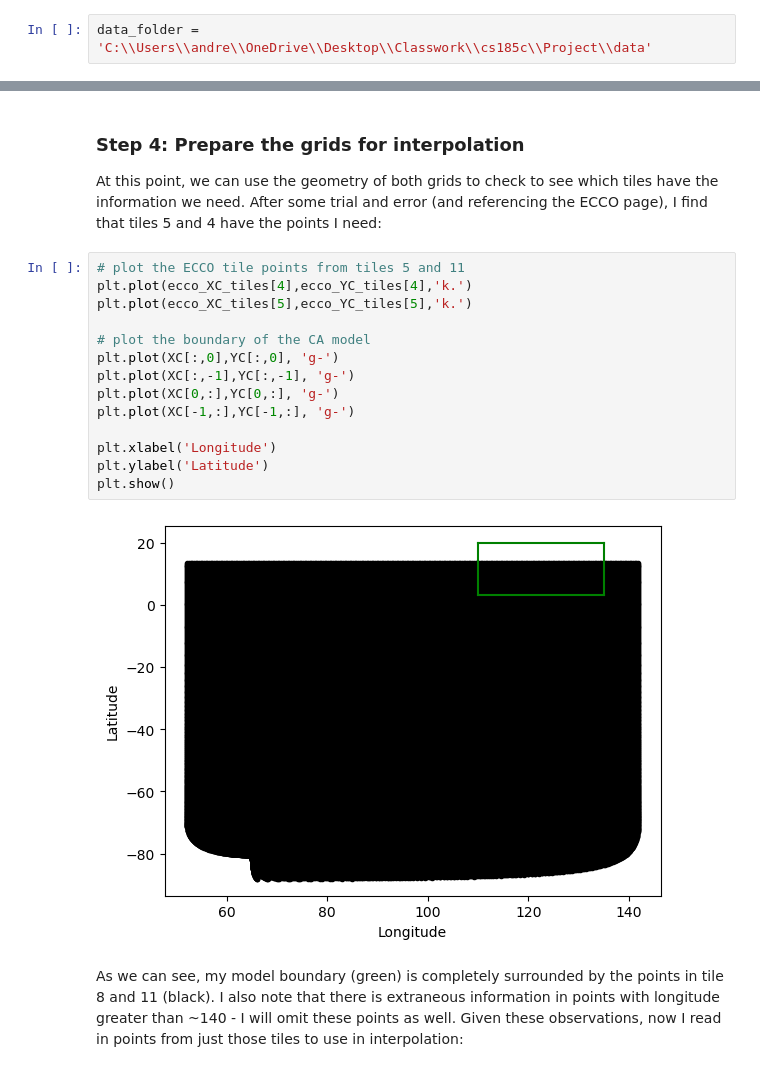
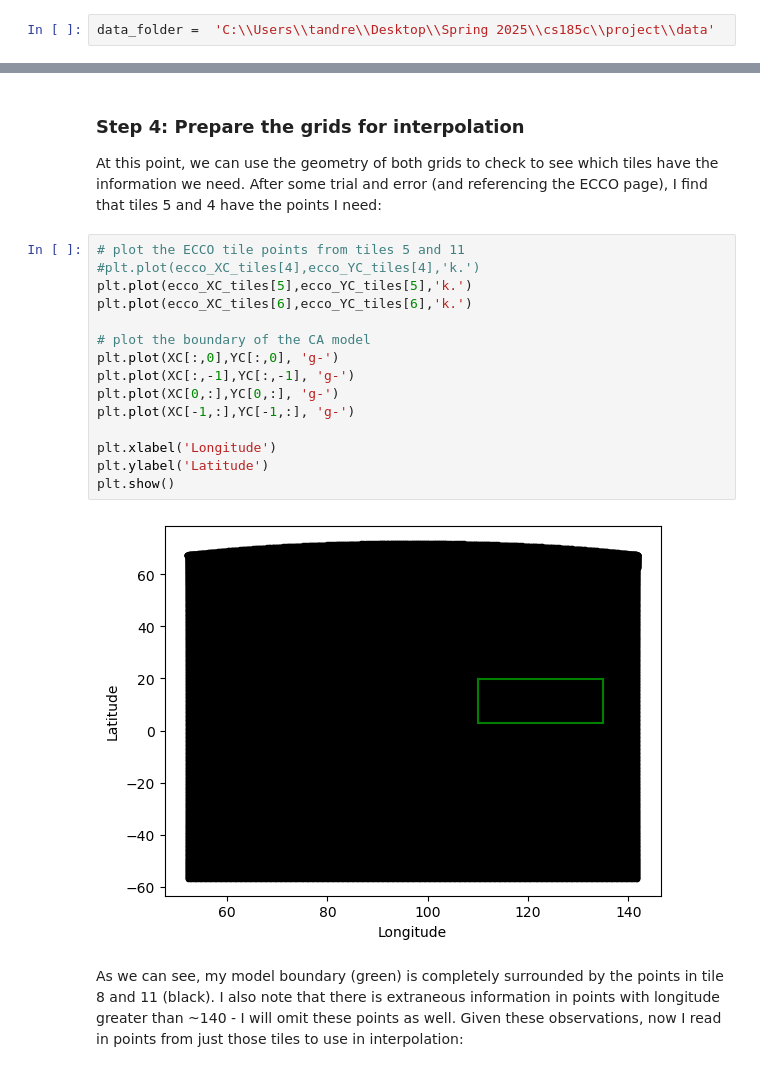
Before and after one commit to andrej-rivera/cs185c, a Jupyter notebook: homework/homework_10/Create Initial Conditions.ipynb, the cells around one changed output, grey strips where cells are left out. Drawn from its saved outputs; the diff is of its cells as text.

```diff
--- a/homework/homework_10/Create Initial Conditions.ipynb
+++ b/homework/homework_10/Create Initial Conditions.ipynb
@@ -36,7 +39,7 @@ To begin, I downloaded the model fields generated by the ECCO Version 5 Alpha st
 
 I stored these fields in the following directory:
 # %%
-data_folder = 'C:\\Users\\andre\\OneDrive\\Desktop\\Classwork\\cs185c\\Project\\data'
+data_folder =  'C:\\Users\\tandre\\Desktop\\Spring 2025\\cs185c\\project\\data'
 # %% [markdown]
 ### Step 2: Read in the ECCO grid
 To read in the ECCO fields, I will rely on the `grid` module from the `eccoseas.ecco` package [HERE](https://github.com/mhwood/eccoseas), which I import here:
@@ -114,20 +117,21 @@ Seems reasonable!
 At this point, we can use the geometry of both grids to check to see which tiles have the information we need. After some trial and error (and referencing the ECCO page), I find that tiles 5 and 4 have the points I need:
 # %%
 # plot the ECCO tile points from tiles 5 and 11
-plt.plot(ecco_XC_tiles[4],ecco_YC_tiles[4],'k.')
+#plt.plot(ecco_XC_tiles[4],ecco_YC_tiles[4],'k.')
 plt.plot(ecco_XC_tiles[5],ecco_YC_tiles[5],'k.')
+plt.plot(ecco_XC_tiles[6],ecco_YC_tiles[6],'k.')
 
 # plot the boundary of the CA model
 plt.plot(XC[:,0],YC[:,0], 'g-')
 plt.plot(XC[:,-1],YC[:,-1], 'g-')
 plt.plot(XC[0,:],YC[0,:], 'g-')
 plt.plot(XC[-1,:],YC[-1,:], 'g-')
 
 plt.xlabel('Longitude')
 plt.ylabel('Latitude')
 plt.show()
 # %% [output]
-[figure, old version]
+[figure, new version]
 # %% [markdown]
 As we can see, my model boundary (green) is completely surrounded by the points in tile 8 and 11 (black). I also note that there is extraneous information in points with longitude greater than ~140 - I will omit these points as well. Given these observations, now I read in points from just those tiles to use in interpolation:
 # %%
```
Also changed, not shown: parts of 8 cells of this notebook, 1 other file.
